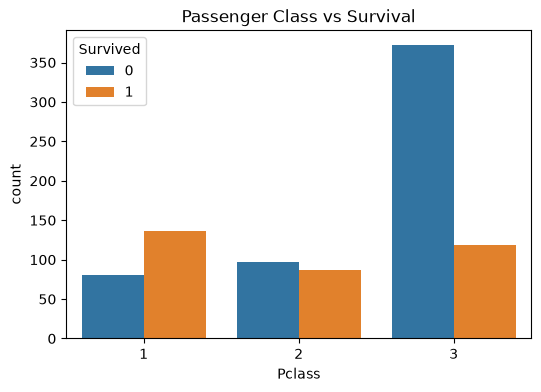
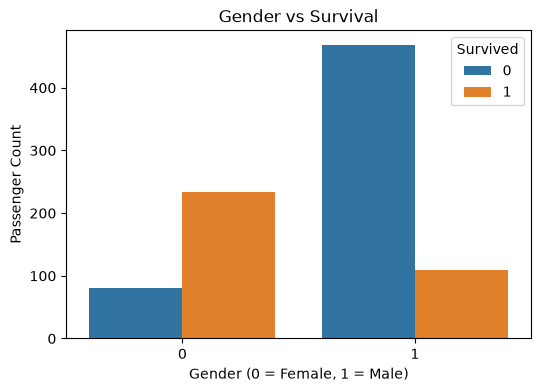
Code edit (unified diff) that turned the first committed figure into the second:
--- before
+++ after
@@ -2,10 +2,12 @@
 
 sns.countplot(
-    x="Pclass",
+    x="Sex",
     hue="Survived",
     data=df
 )
 
-plt.title("Passenger Class vs Survival")
+plt.title("Gender vs Survival")
+plt.xlabel("Gender (0 = Female, 1 = Male)")
+plt.ylabel("Passenger Count")
 
 plt.show()

Commit: insights added